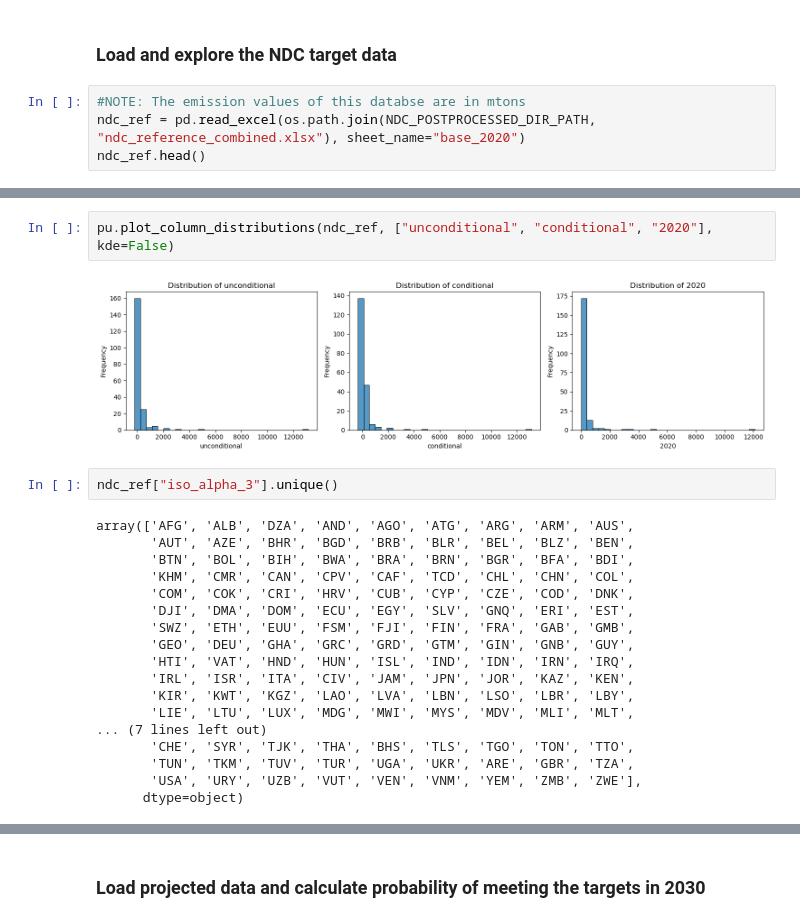
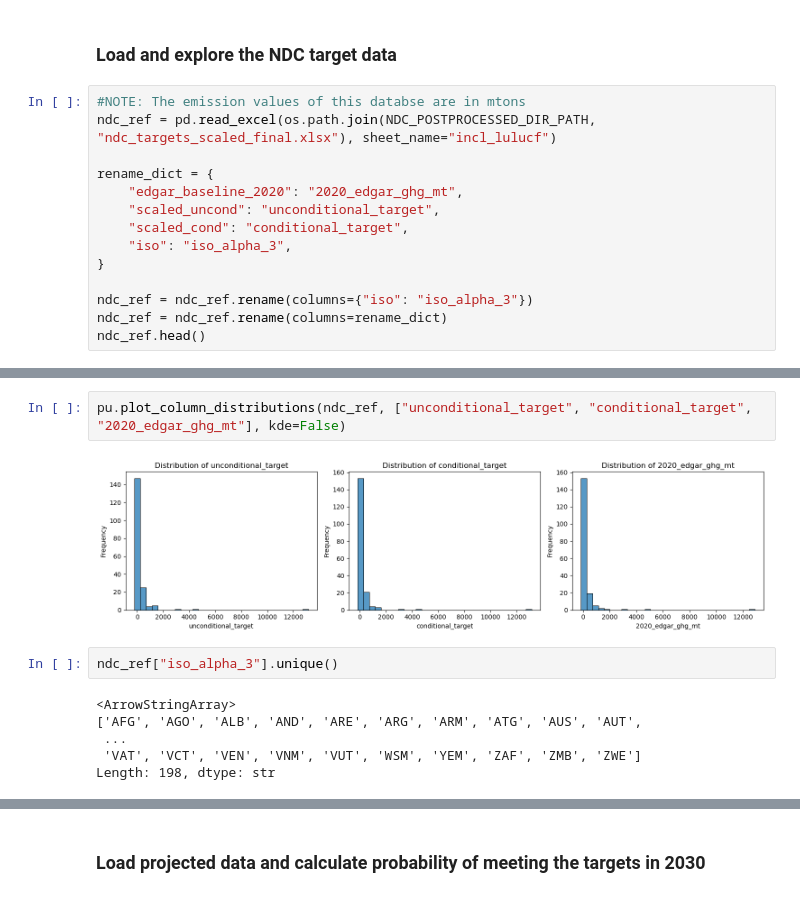
Before and after one commit to jroblar/ndc_evaluation, a Jupyter notebook: ndc_probability/ndc_probability_analysis.ipynb, the cells around one changed output, grey strips where cells are left out. Saved outputs shown, nothing was run; the diff lists cells and outputs as text.

Commit message:
updated ndc prob notebook so it uses the updated ndc targets table

```diff
--- a/ndc_probability/ndc_probability_analysis.ipynb
+++ b/ndc_probability/ndc_probability_analysis.ipynb
@@ -32,6 +31,16 @@ NDC_POSTPROCESSED_DIR_PATH = os.path.join(DATA_DIR_PATH, "ndc_data")
 ### Load and explore the NDC target data
 # %%
 #NOTE: The emission values of this databse are in mtons
-ndc_ref = pd.read_excel(os.path.join(NDC_POSTPROCESSED_DIR_PATH, "ndc_reference_combined.xlsx"), sheet_name="base_2020")
+ndc_ref = pd.read_excel(os.path.join(NDC_POSTPROCESSED_DIR_PATH, "ndc_targets_scaled_final.xlsx"), sheet_name="incl_lulucf")
+
+rename_dict = {
+    "edgar_baseline_2020": "2020_edgar_ghg_mt",
+    "scaled_uncond": "unconditional_target",
+    "scaled_cond": "conditional_target",
+    "iso": "iso_alpha_3",
+}
+
+ndc_ref = ndc_ref.rename(columns={"iso": "iso_alpha_3"})
+ndc_ref = ndc_ref.rename(columns=rename_dict)
 ndc_ref.head()
 # %% [output]
@@ -56,25 +66,13 @@ ndc_ref.describe()
 # %%
-pu.plot_column_distributions(ndc_ref, ["unconditional", "conditional", "2020"], kde=False)
+pu.plot_column_distributions(ndc_ref, ["unconditional_target", "conditional_target", "2020_edgar_ghg_mt"], kde=False)
 # %% [output]
-[figure, old version]
+[figure, new version]
 # %%
 ndc_ref["iso_alpha_3"].unique()
 # %% [output]
-array(['AFG', 'ALB', 'DZA', 'AND', 'AGO', 'ATG', 'ARG', 'ARM', 'AUS',
-       'AUT', 'AZE', 'BHR', 'BGD', 'BRB', 'BLR', 'BEL', 'BLZ', 'BEN',
-       'BTN', 'BOL', 'BIH', 'BWA', 'BRA', 'BRN', 'BGR', 'BFA', 'BDI',
-       'KHM', 'CMR', 'CAN', 'CPV', 'CAF', 'TCD', 'CHL', 'CHN', 'COL',
-       'COM', 'COK', 'CRI', 'HRV', 'CUB', 'CYP', 'CZE', 'COD', 'DNK',
-       'DJI', 'DMA', 'DOM', 'ECU', 'EGY', 'SLV', 'GNQ', 'ERI', 'EST',
-       'SWZ', 'ETH', 'EUU', 'FSM', 'FJI', 'FIN', 'FRA', 'GAB', 'GMB',
-       'GEO', 'DEU', 'GHA', 'GRC', 'GRD', 'GTM', 'GIN', 'GNB', 'GUY',
-       'HTI', 'VAT', 'HND', 'HUN', 'ISL', 'IND', 'IDN', 'IRN', 'IRQ',
-       'IRL', 'ISR', 'ITA', 'CIV', 'JAM', 'JPN', 'JOR', 'KAZ', 'KEN',
-       'KIR', 'KWT', 'KGZ', 'LAO', 'LVA', 'LBN', 'LSO', 'LBR', 'LBY',
-       'LIE', 'LTU', 'LUX', 'MDG', 'MWI', 'MYS', 'MDV', 'MLI', 'MLT',
-... (7 lines left out)
-       'CHE', 'SYR', 'TJK', 'THA', 'BHS', 'TLS', 'TGO', 'TON', 'TTO',
-       'TUN', 'TKM', 'TUV', 'TUR', 'UGA', 'UKR', 'ARE', 'GBR', 'TZA',
-       'USA', 'URY', 'UZB', 'VUT', 'VEN', 'VNM', 'YEM', 'ZMB', 'ZWE'],
-      dtype=object)
+<ArrowStringArray>
+['AFG', 'AGO', 'ALB', 'AND', 'ARE', 'ARG', 'ARM', 'ATG', 'AUS', 'AUT',
+ ...
+ 'VAT', 'VCT', 'VEN', 'VNM', 'VUT', 'WSM', 'YEM', 'ZAF', 'ZMB', 'ZWE']
+Length: 198, dtype: str
 # %%
```
Also changed, not shown: parts of 25 cells of this notebook, 1 other file.
